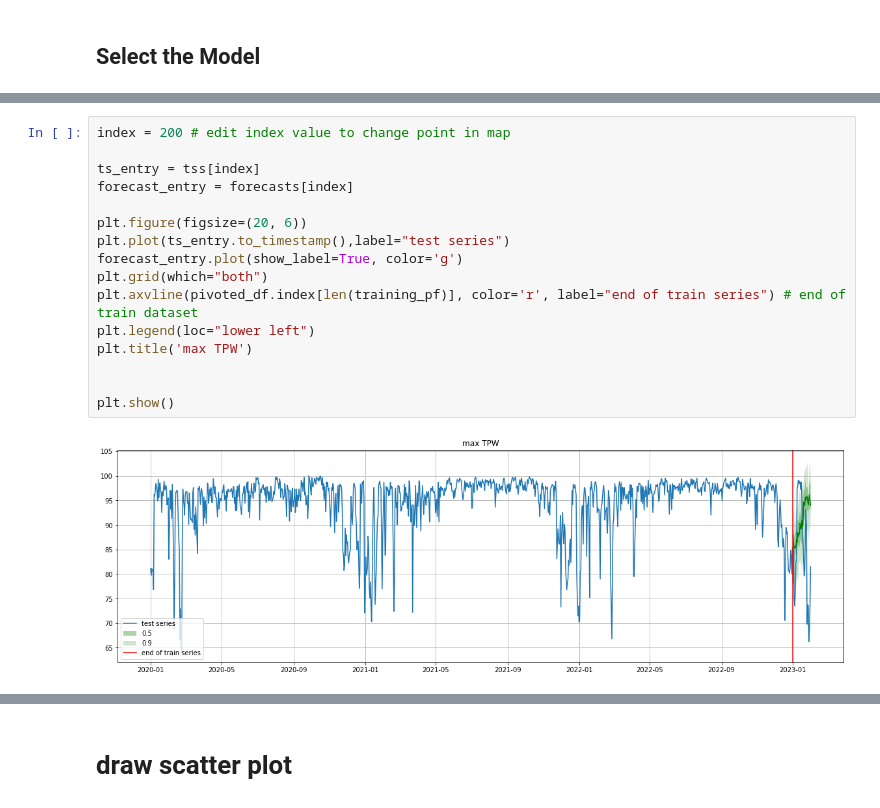
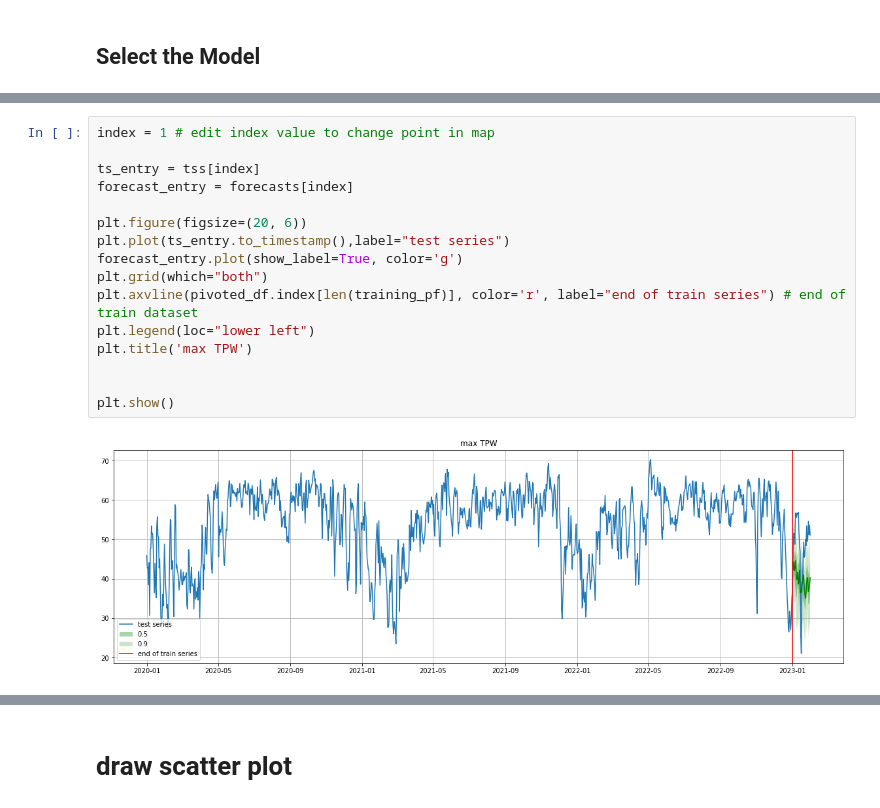
Before and after one commit to seubsons/sagemaker, a Jupyter notebook: gluonts_prophet/gluonts_tpw_max.ipynb, the cells around one changed output, grey strips where cells are left out. Cells and saved outputs as stored; diff of their text form.

Commit message:
edit tpw

```diff
--- a/gluonts_prophet/gluonts_tpw_max.ipynb
+++ b/gluonts_prophet/gluonts_tpw_max.ipynb
@@ -243,19 +243,19 @@ forecast_df
 31 rows × 2406 columns
 # %%
-index = 200 # edit index value to change point in map
+index = 1 # edit index value to change point in map
 
 ts_entry = tss[index]
 forecast_entry = forecasts[index]
 
 plt.figure(figsize=(20, 6))
 plt.plot(ts_entry.to_timestamp(),label="test series")
 forecast_entry.plot(show_label=True, color='g')
 plt.grid(which="both")
 plt.axvline(pivoted_df.index[len(training_pf)], color='r', label="end of train series") # end of train dataset
 plt.legend(loc="lower left")
 plt.title('max TPW')
 
 
 plt.show()
 # %% [output]
-[figure, old version]
+[figure, new version]
```
Also changed, not shown: parts of 9 cells of this notebook, 25 other files.
